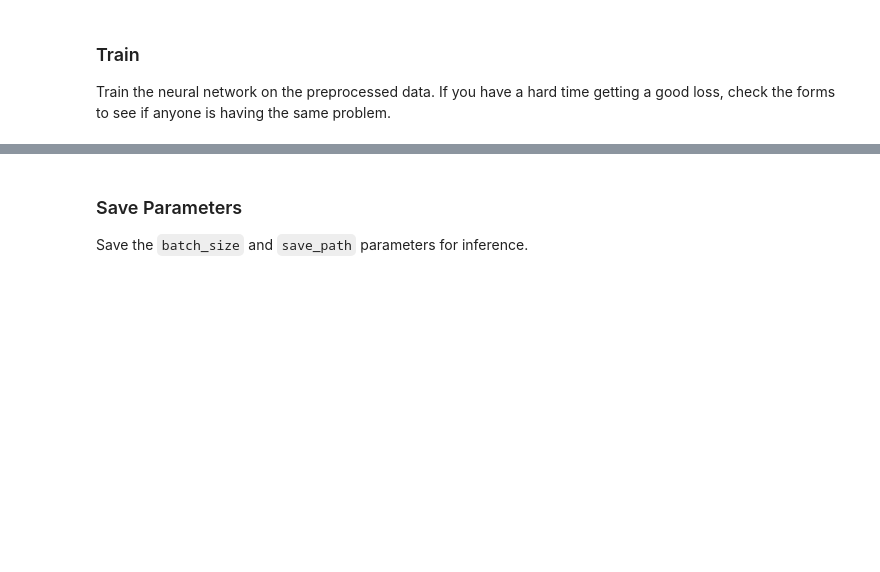
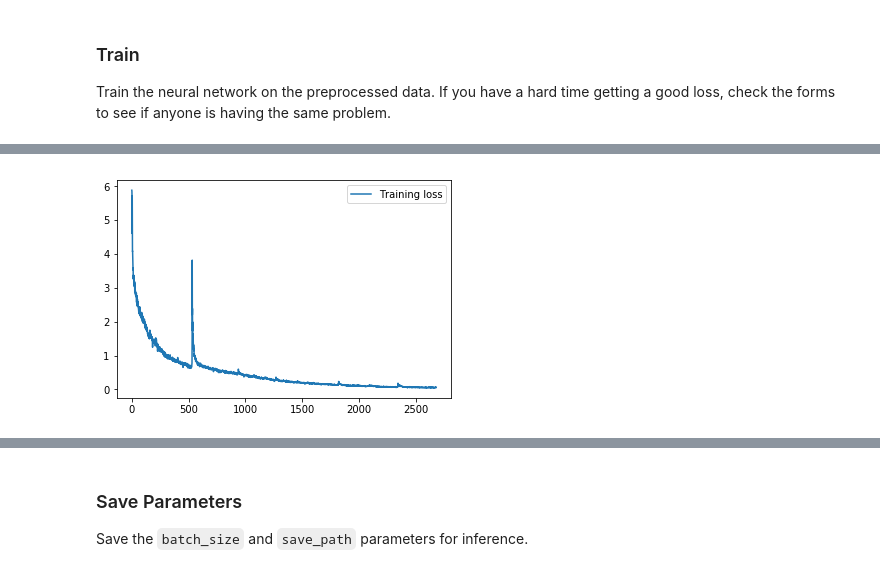
Before and after one commit to TomaszSzyborski/Udacity_Machine_Learning_Foundations, a Jupyter notebook: Fourth_Project/language-translation/dlnd_language_translation.ipynb, the cells around one changed output, grey strips where cells are left out. Saved outputs shown, nothing was run; the diff lists cells and outputs as text; code cells hidden in the pictures; blank space fills up the shorter version.

```diff
--- a/Fourth_Project/language-translation/dlnd_language_translation.ipynb
+++ b/Fourth_Project/language-translation/dlnd_language_translation.ipynb
@@ -261,9 +263,15 @@ def decoding_layer_train(encoder_state, dec_cell, dec_embed_input, sequence_leng
     """
     # TODO: Implement Function
     train_decoder_fn = tf.contrib.seq2seq.simple_decoder_fn_train(encoder_state)
-    train_pred, _, _ = tf.contrib.seq2seq.dynamic_rnn_decoder(
-    dec_cell, train_decoder_fn, dec_embed_input, sequence_length, scope=decoding_scope)
+
+    train_pred, _, _ = tf.contrib.seq2seq.dynamic_rnn_decoder(dec_cell,
+                                                              train_decoder_fn,
+                                                              dec_embed_input,
+                                                              sequence_length,
+                                                              scope=decoding_scope)
+
     train_logits =  output_fn(train_pred)
+
     return train_logits
 
 
@@ -447,20 +464,20 @@ Tune the following parameters:
 - Set `keep_probability` to the Dropout keep probability
 # %%
 # Number of Epochs
-epochs = 100
+epochs = 10
 # Batch Size
-batch_size = 64
+batch_size = 512
 # RNN Size
-rnn_size = 3
+rnn_size = 512
 # Number of Layers
-num_layers = 5
+num_layers = 3
 # Embedding Size
-encoding_embedding_size = 11
-decoding_embedding_size = 11
+encoding_embedding_size = 14
+decoding_embedding_size = 15
 # Learning Rate
 learning_rate = 0.001
 # Dropout Keep Probability
-keep_probability = 0.5
+keep_probability = 0.4
 # %% [markdown]
 ### Build the Graph
 Build the graph using the neural network you implemented.
@@ -500,6 +517,11 @@ with train_graph.as_default():
 # %% [markdown]
 ### Train
 Train the neural network on the preprocessed data. If you have a hard time getting a good loss, check the forms to see if anyone is having the same problem.
+# %%
+# lists for generatng plot
+losses = []
+train_accuracy = []
+validation_accuracy = []
 # %%
 """
 DON'T MODIFY ANYTHING IN THIS CELL
@@ -556,8 +578,13 @@ with tf.Session(graph=train_graph) as sess:
             train_acc = get_accuracy(target_batch, batch_train_logits)
             valid_acc = get_accuracy(np.array(valid_target), batch_valid_logits)
             end_time = time.time()
-            print('Epoch {:>3} Batch {:>4}/{} - Train Accuracy: {:>6.3f}, Validation Accuracy: {:>6.3f}, Loss: {:>6.3f}'
-                  .format(epoch_i, batch_i, len(source_int_text) // batch_size, train_acc, valid_acc, loss))
+            if batch_i % 100 == 0:
+                print('Epoch {:>3} Batch {:>4}/{} - Train Accuracy: {:>6.3f}, Validation Accuracy: {:>6.3f}, Loss: {:>6.3f}'
+                      .format(epoch_i, batch_i, len(source_int_text) // batch_size, train_acc, valid_acc, loss))
+
+            losses.append(loss)
+            train_accuracy.append(train_acc)
+            validation_accuracy.append(valid_acc)
 
     # Save Model
     saver = tf.train.Saver()
@@ -565,0 +611,8 @@ with tf.Session(graph=train_graph) as sess:
+# %%
+import matplotlib.pyplot as plt
+# Plotting and printing Training Loss plot
+plt.plot(losses, label='Training loss')
+plt.legend()
+plt.show()
+# %% [output]
+[figure, added]
```
Also changed, not shown: parts of 12 cells of this notebook.
